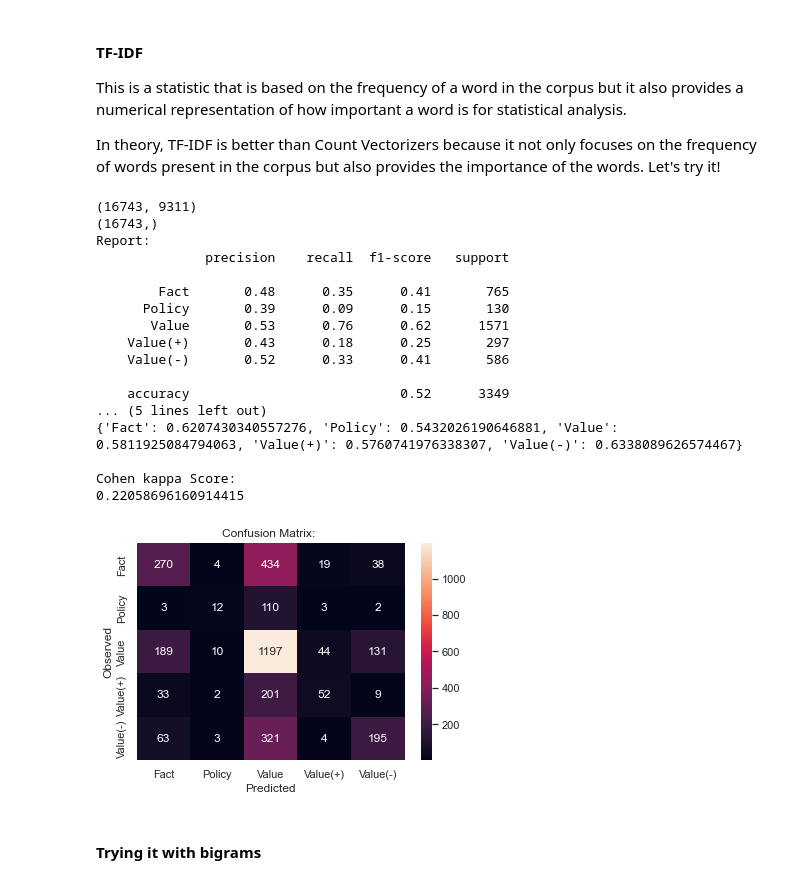
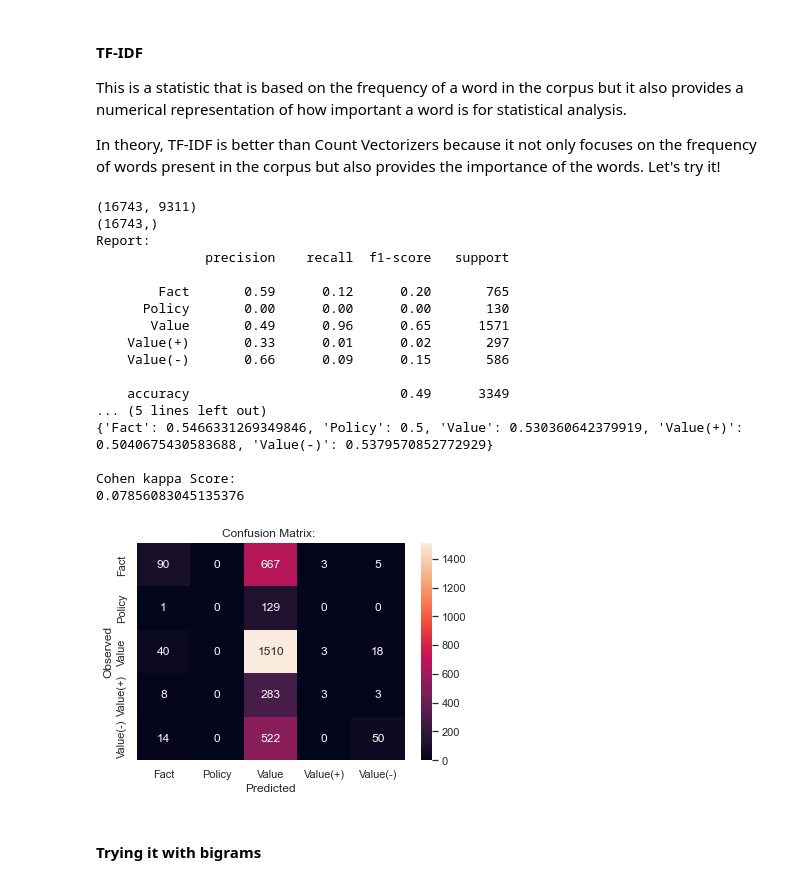
Before and after one commit to claramoreirag/FEUP-NLP, a Jupyter notebook: adu-classifier.ipynb, the cells around one changed output. Drawn from its saved outputs; the diff is of its cells as text; code cells hidden in the pictures.

```diff
--- a/adu-classifier.ipynb
+++ b/adu-classifier.ipynb
@@ -593,30 +577,30 @@ def split_TFIDF(corpus, df):
     X_train, X_test, y_train, y_test = train_test_split(X, y, test_size = 0.20, random_state=0)
     return  X_train, X_test, y_train, y_test
 # %%
-X_train, X_test, y_train, y_test= split(corpus, df)
+X_train, X_test, y_train, y_test= split_TFIDF(corpus, df)
 clf = MultinomialNB()
 clf.fit(X_train, y_train)
 pred = clf.predict(X_test)
 evaluation(pred)
 # %% [output]
 (16743, 9311)
 (16743,)
 Report:
               precision    recall  f1-score   support
 
-        Fact       0.48      0.35      0.41       765
-      Policy       0.39      0.09      0.15       130
-       Value       0.53      0.76      0.62      1571
-    Value(+)       0.43      0.18      0.25       297
-    Value(-)       0.52      0.33      0.41       586
+        Fact       0.59      0.12      0.20       765
+      Policy       0.00      0.00      0.00       130
+       Value       0.49      0.96      0.65      1571
+    Value(+)       0.33      0.01      0.02       297
+    Value(-)       0.66      0.09      0.15       586
 
-    accuracy                           0.52      3349
+    accuracy                           0.49      3349
 ... (5 lines left out)
-{'Fact': 0.6207430340557276, 'Policy': 0.5432026190646881, 'Value': 0.5811925084794063, 'Value(+)': 0.5760741976338307, 'Value(-)': 0.6338089626574467}
+{'Fact': 0.5466331269349846, 'Policy': 0.5, 'Value': 0.530360642379919, 'Value(+)': 0.5040675430583688, 'Value(-)': 0.5379570852772929}
 
 Cohen kappa Score:
-0.22058696160914415
+0.07856083045135376
-[figure, old version]
+[figure, new version]
 # %% [markdown]
 #### Trying it with bigrams
 # %% [markdown]
```
Also changed, not shown: parts of 10 cells of this notebook.
